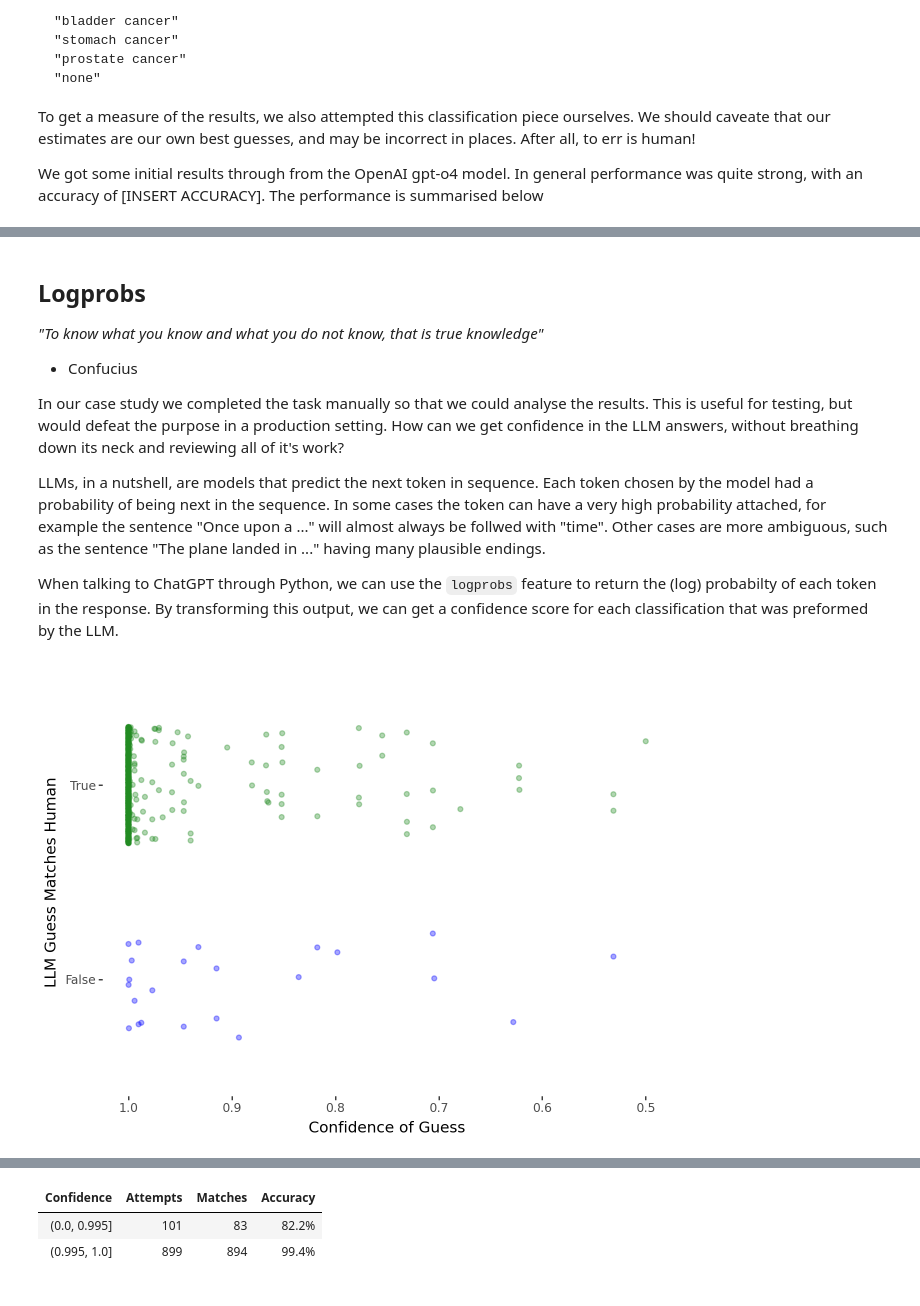
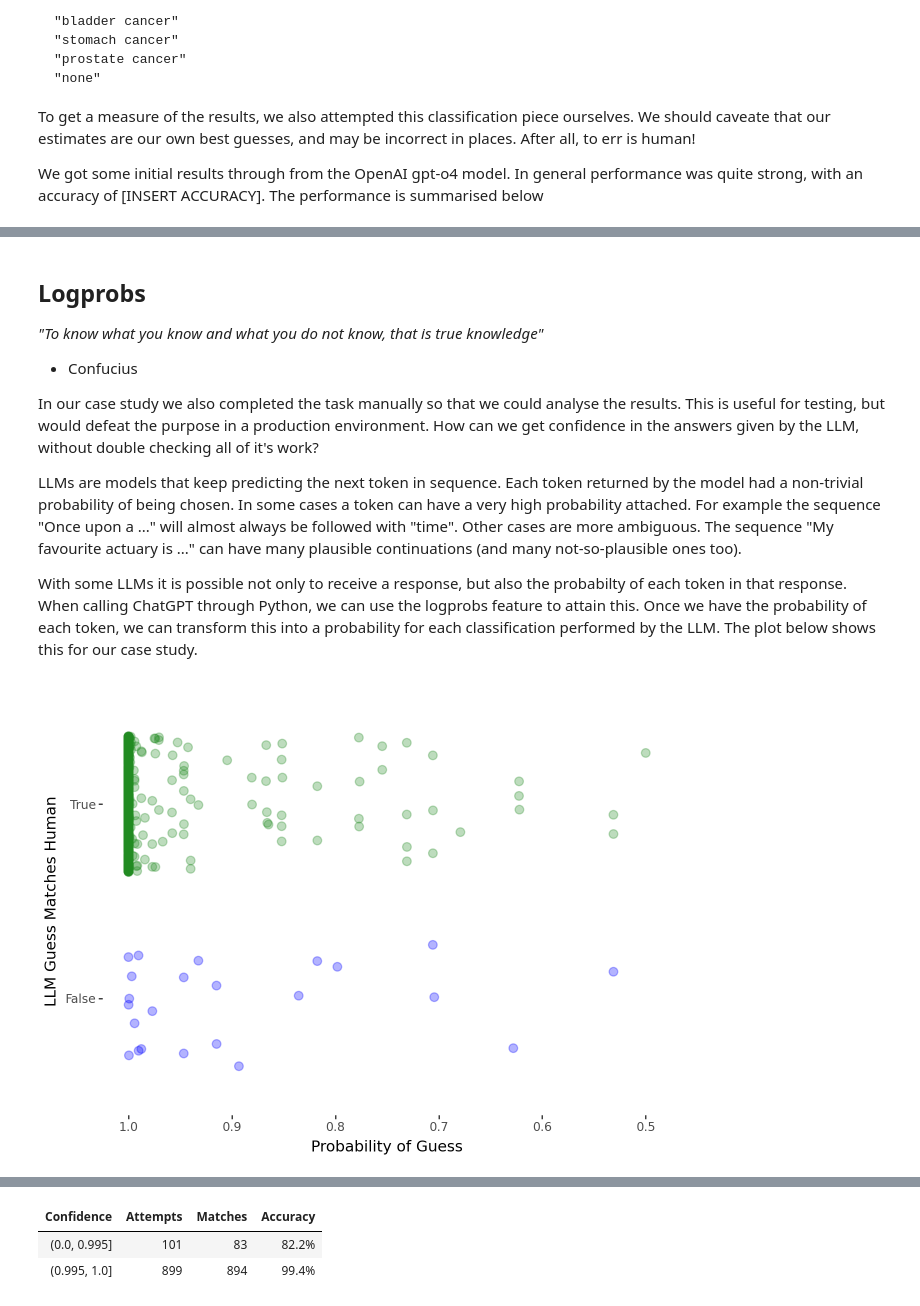
Before and after one commit to IFoA-LifeAI/LLM_ClaimClassification_Article, a Jupyter notebook: Article.ipynb, the cells around one changed output, grey strips where cells are left out. Cells and saved outputs as stored; diff of their text form; code cells hidden in the pictures.

```diff
--- a/Article.ipynb
+++ b/Article.ipynb
@@ -47,11 +51,11 @@ We got some initial results through from the OpenAI gpt-o4 model. In general per
 *"To know what you know and what you do not know, that is true knowledge"*
 - Confucius
 
-In our case study we completed the task manually so that we could analyse the results. This is useful for testing, but would defeat the purpose in a production setting. How can we get confidence in the LLM answers, without breathing down its neck and reviewing all of it's work?
+In our case study we also completed the task manually so that we could analyse the results. This is useful for testing, but would defeat the purpose in a production environment. How can we get confidence in the answers given by the LLM, without double checking all of it's work?
 
-LLMs, in a nutshell, are models that predict the next token in sequence. Each token chosen by the model had a probability of being next in the sequence. In some cases the token can have a very high probability attached, for example the sentence "Once upon a ..." will almost always be follwed with "time". Other cases are more ambiguous, such as the sentence "The plane landed in ..." having many plausible endings.
+LLMs are models that keep predicting the next token in sequence. Each token returned by the model had a non-trivial probability of being chosen. In some cases a token can have a very high probability attached. For example the sequence "Once upon a ..." will almost always be followed with "time". Other cases are more ambiguous. The sequence "My favourite actuary is ..." can have many plausible continuations (and many not-so-plausible ones too).
 
-When talking to ChatGPT through Python, we can use the `logprobs` feature to return the (log) probabilty of each token in the response. By transforming this output, we can get a confidence score for each classification that was preformed by the LLM.
+With some LLMs it is possible not only to receive a response, but also the probabilty of each token in that response. When calling ChatGPT through Python, we can use the logprobs feature to attain this. Once we have the probability of each token, we can transform this into a probability for each classification performed by the LLM. The plot below shows this for our case study.
 # %%
 
 import pandas as pd
@@ -65,35 +69,35 @@ np.random.seed(123)
 human_pred_csv = Path("./Data/cause_of_death.csv")
 cod_df = pd.read_csv(human_pred_csv)
 hm_df = cod_df[cod_df["train_test"] == "test"][[
     "cause_of_death", "category_human"]]
 
 # AI predictions with logprobs
 llm_pred_csv = "output_openai_gpt_4o_logprobs"
-output_csv_path = Path("./Data/output_gpt_4o_base.csv")
+output_csv_path = Path("./Data/output_gpt_4o_base_0.csv")
 lp_df = pd.read_csv(output_csv_path)
 cols_keep = ["cause_of_death", "category", "confidence"]
 lp_df = lp_df.loc[:, cols_keep]
 
 # Compare
 rec = pd.merge(hm_df, lp_df, on="cause_of_death")
 rec["match"] = rec["category_human"] == rec["category"]
 
 # Plot
 (ggplot(rec, aes(y="confidence", x="match", color="match")) +
-    geom_jitter(width=0.3, alpha=0.35) +
+    geom_jitter(width=0.35, alpha=0.3, size = 3) +
     coord_flip() +
     scale_y_reverse() +
     xlab("LLM Guess Matches Human") +
-    ylab("Confidence of Guess") +
+    ylab("Probability of Guess") +
     scale_color_manual(values={True: "forestgreen", False: "blue"}) +
     theme_bw() +
     theme(
         legend_position="none",
         axis_line=element_blank(),      # removes axis lines (flip-safe)
         panel_border=element_blank(),   # removes plot outline
         panel_grid=element_blank()
 )
 )
 # %% [output]
-[figure, old version]
+[figure, new version]
 # %% [markdown]
```
Also changed, not shown: parts of 9 cells of this notebook.
